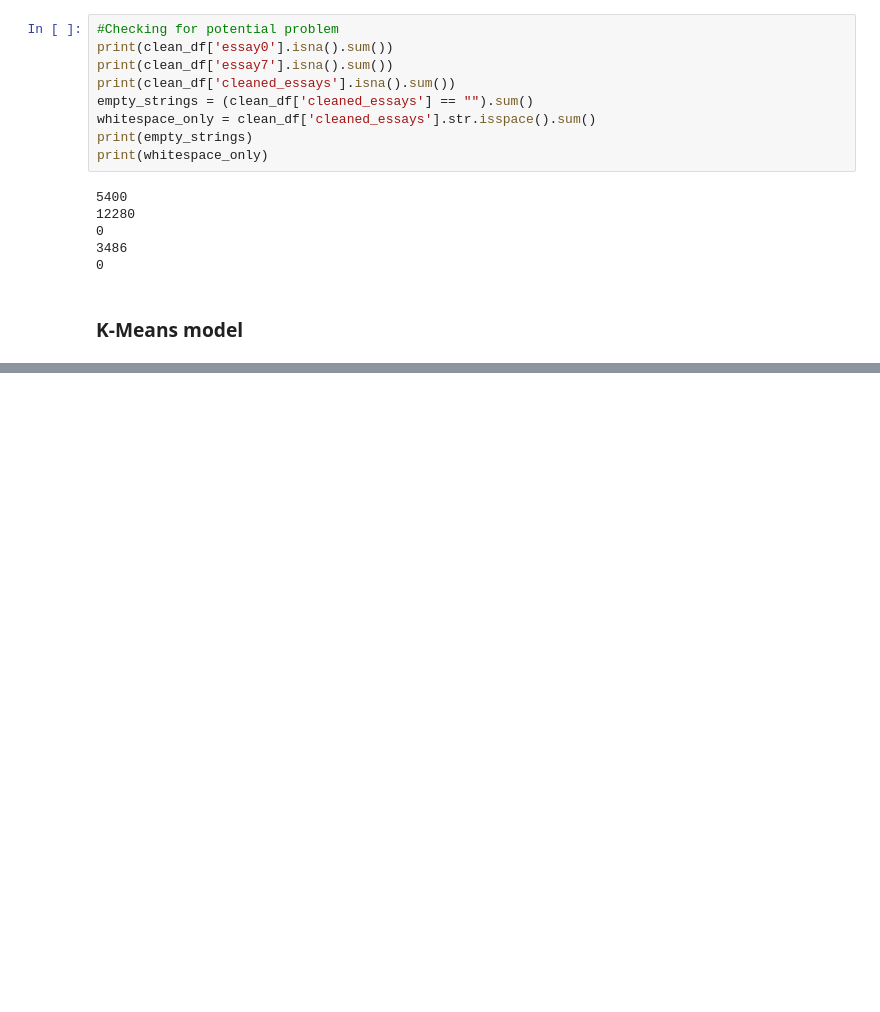
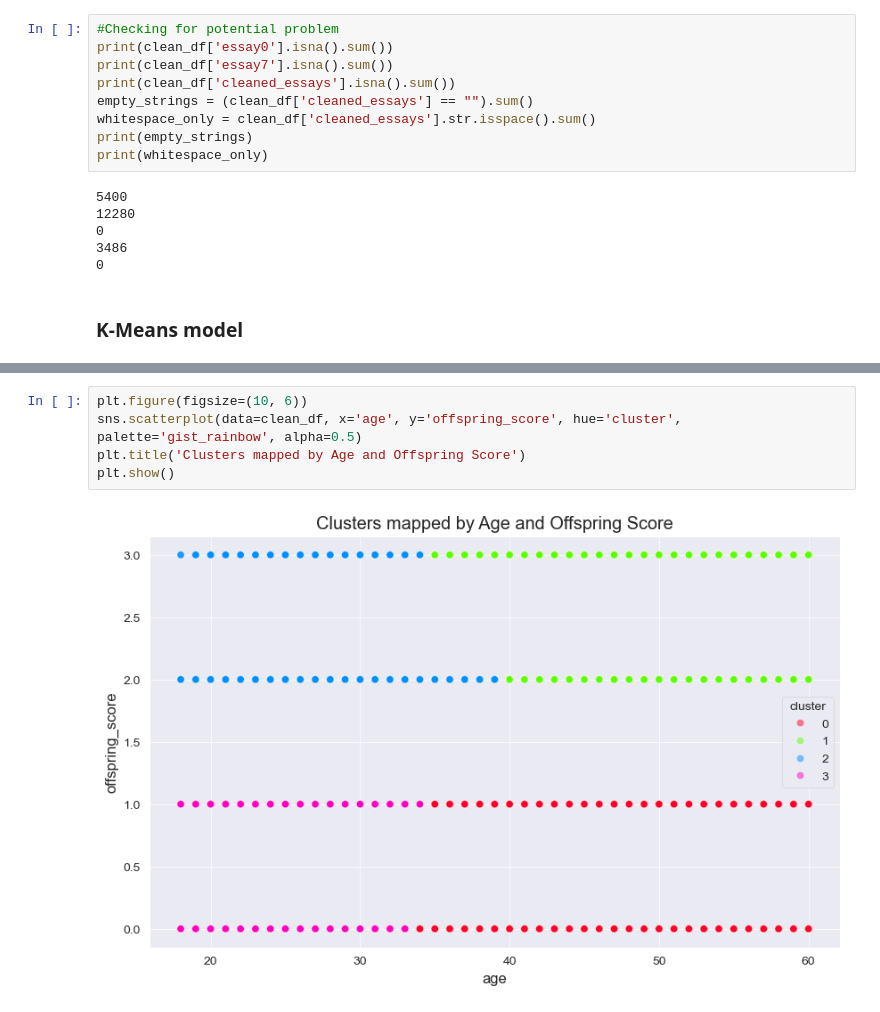
Before and after one commit to byPolo/OkCupid, a Jupyter notebook: Notebooks/OkCupid_DSP.ipynb, the cells around one changed output, grey strips where cells are left out. Drawn from its saved outputs; the diff is of its cells as text; blank space fills up the shorter version.

```diff
--- a/Notebooks/OkCupid_DSP.ipynb
+++ b/Notebooks/OkCupid_DSP.ipynb
@@ -476 +515,8 @@ print(f"Clustering complete! {len(clean_df)} users assigned to {optimal_k} clust
 Clustering complete! 58980 users assigned to 4 clusters.
+# %%
+plt.figure(figsize=(10, 6))
+sns.scatterplot(data=clean_df, x='age', y='offspring_score', hue='cluster', palette='gist_rainbow', alpha=0.5)
+plt.title('Clusters mapped by Age and Offspring Score')
+plt.show()
+# %% [output]
+[figure, added]
```
Also changed, not shown: parts of 21 cells of this notebook.
